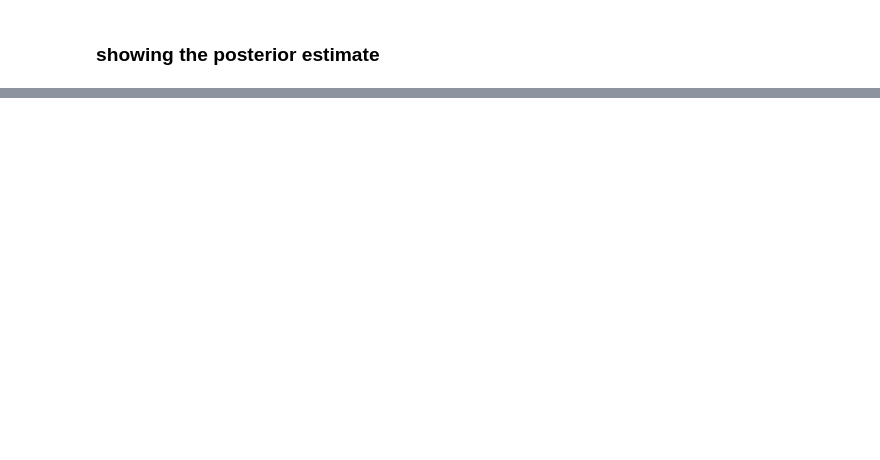
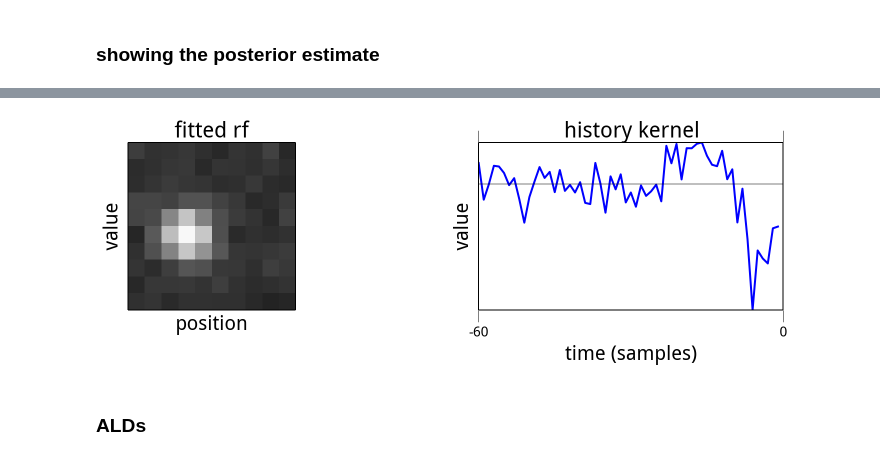
Before and after one commit to rabbitmcrabbit/glm.retina, a Jupyter notebook: demo.ipynb, the cells around one changed output, grey strips where cells are left out. Saved outputs shown, nothing was run; the diff lists cells and outputs as text; code cells hidden in the pictures; blank space fills up the shorter version.

```diff
--- a/demo.ipynb
+++ b/demo.ipynb
@@ -384,0 +250,4 @@ pass
+# %%
+# add a history to the regression matrix, extending 60 time steps back
+D_history = 60
+X_history = glm.construct_X_history( y, D_history )
@@ -384,0 +274,24 @@ pass
+# %%
+# now solve
+ridge = glm.Ridge( data, solve=True, verbose=False )
+# %%
+# parse the components of the kernel
+k_stim = ridge.k[ :D_stim ]
+k_history = ridge.k[ D_stim : D_stim + D_history ]
+k_const = ridge.k[ -1 ]
+assert len( ridge.k ) == D_stim + D_history + 1
+
+# plot
+fig = plt.figure( figsize=(12, 3) )
+ax = fig.add_subplot( 1, 3, 1, xlabel='position', ylabel='value', xticks=[], yticks=[], title='fitted rf' )
+ax.imshow( k_stim.reshape(10, 10), cmap=plt.cm.Greys_r, vmin=-0.2, vmax=1 )
+ax.set_aspect('equal')
+
+ax = fig.add_subplot( 1, 2, 2, xlabel='time (samples)', ylabel='value', xticks=[0, D_history], xticklabels=[-D_history, 0], title='history kernel', yticks=[] )
+ax.plot( k_history, 'b', lw=2 )
+ax.plot( [0, D_history], [0, 0], 'k-', alpha=0.5 )
+pass
+# %% [output]
+[figure, added]
+# %% [markdown]
+### ALDs
```
Also changed, not shown: parts of 38 cells of this notebook, 1 other file.
